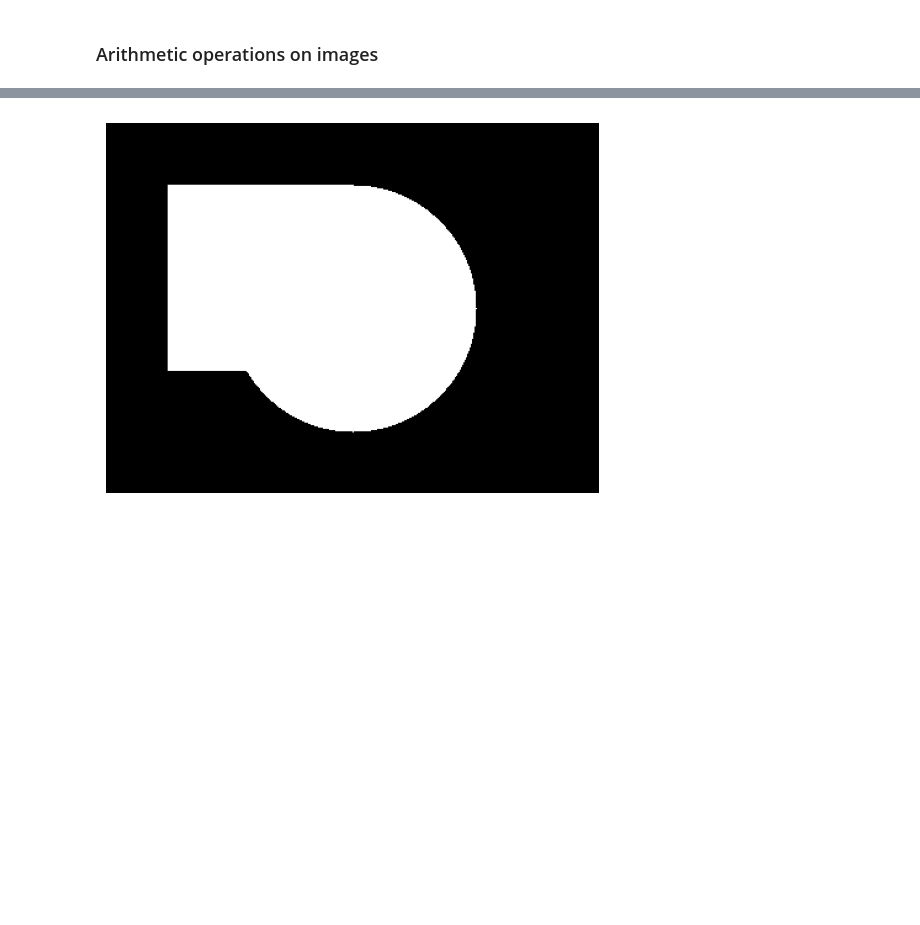
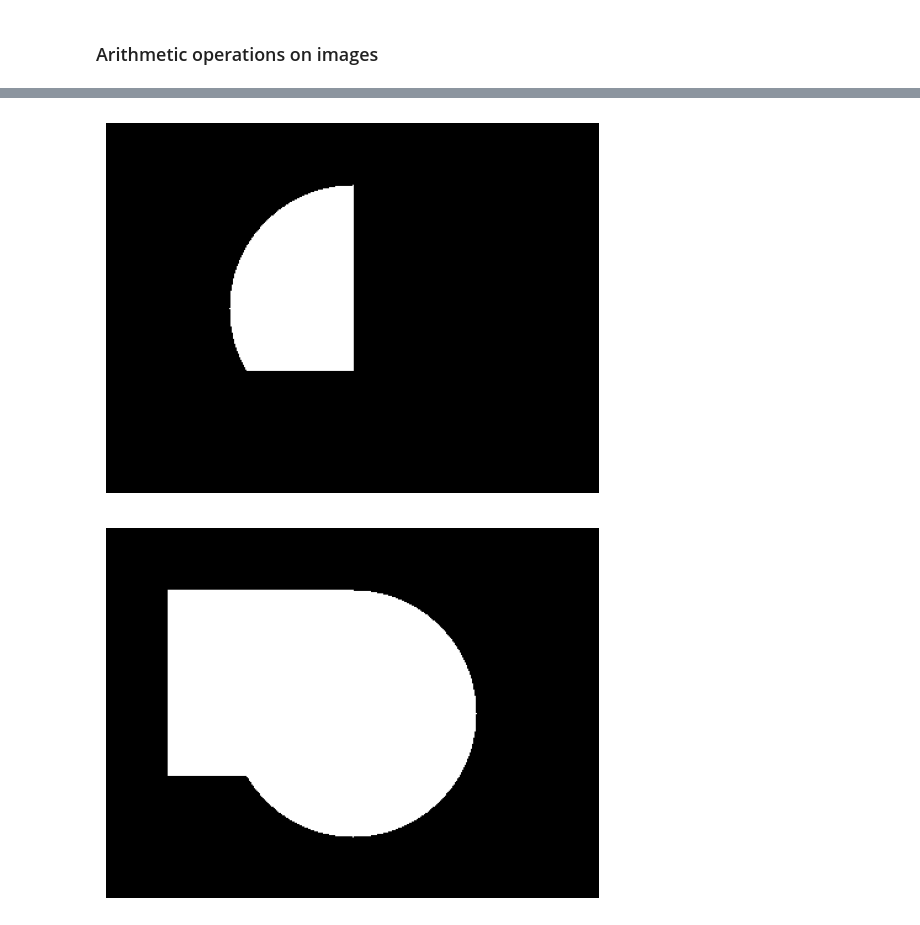
Before and after one commit to tejalkul/TL-CV-Workshop, a Jupyter notebook: workshop.ipynb, the cells around one changed output, grey strips where cells are left out. Saved outputs shown, nothing was run; the diff lists cells and outputs as text; code cells hidden in the pictures; blank space fills up the shorter version.

```diff
--- a/workshop.ipynb
+++ b/workshop.ipynb
@@ -115,3 +117,14 @@ plt.show()
+# %%
+# Bitwise AND operation
+bitwise_and = cv2.bitwise_and(image1, image2)
+
+
+# Display the image
+plt.imshow(cv2.cvtColor(bitwise_and, cv2.COLOR_BGR2RGB))
+plt.axis('off')
+plt.show()
+# %% [output]
+[figure, added]
 # %%
 # Bitwise OR operation
 bitwise_or = cv2.bitwise_or(image1, image2)
```
Also changed, not shown: parts of 11 cells of this notebook.
